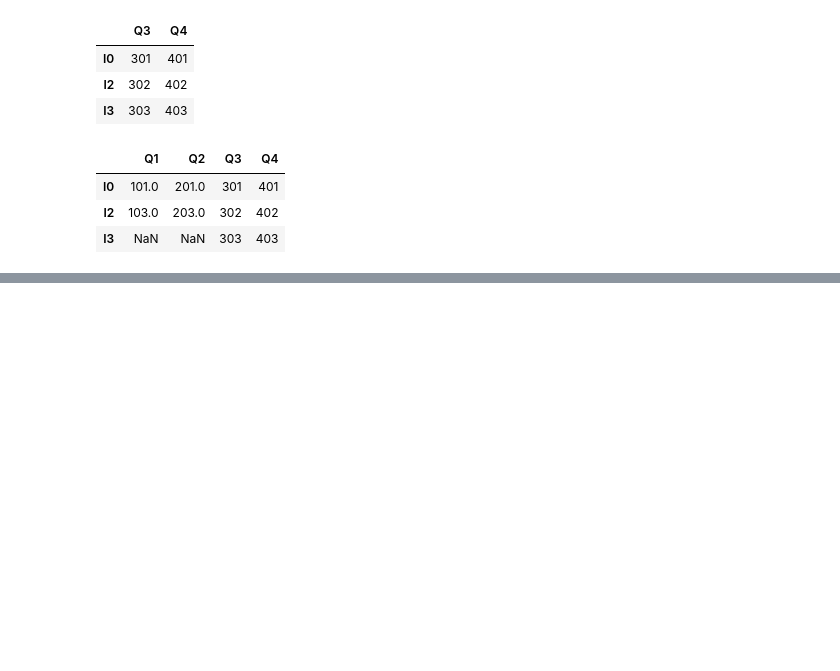
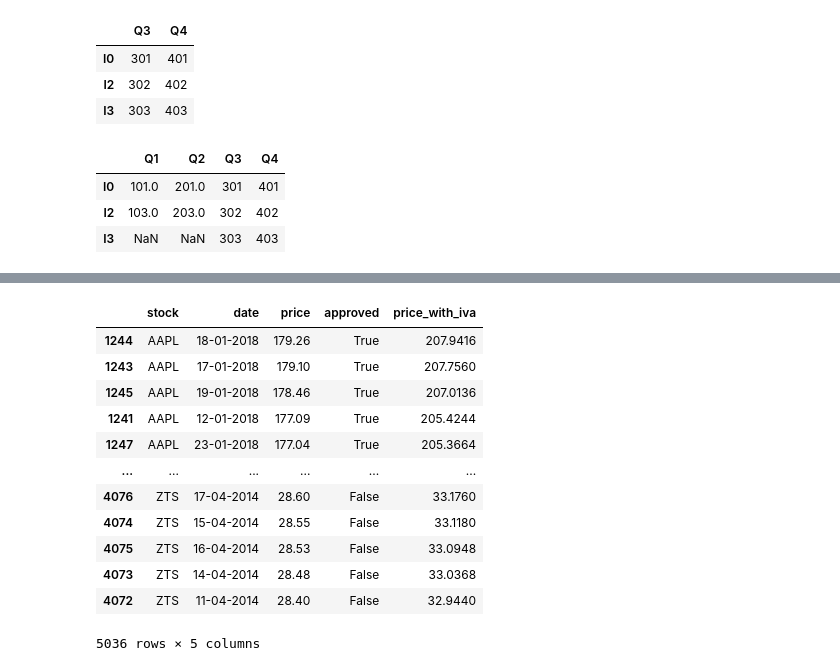
Before and after one commit to oscahumbertomr/python-AI---ML--Business-Applications, a Jupyter notebook: week1-Python-for-Data-Science/pandas.ipynb, the cells around one changed output, grey strips where cells are left out. Drawn from its saved outputs; the diff is of its cells as text; code cells hidden in the pictures; blank space fills up the shorter version.

```diff
--- a/week1/pandas.ipynb
+++ b/week1-Python-for-Data-Science/pandas.ipynb
@@ -482,0 +640,16 @@ data_quarters.join(data_quarters_new, how="right")
+# %%
+data.sort_values(by='price_with_iva',ascending=False)
+# %% [output]
+|  | stock | date | price | approved | price_with_iva |
+| 1244 | AAPL | 18-01-2018 | 179.26 | True | 207.9416 |
+| 1243 | AAPL | 17-01-2018 | 179.10 | True | 207.7560 |
+| 1245 | AAPL | 19-01-2018 | 178.46 | True | 207.0136 |
+| 1241 | AAPL | 12-01-2018 | 177.09 | True | 205.4244 |
+| 1247 | AAPL | 23-01-2018 | 177.04 | True | 205.3664 |
+| ... | ... | ... | ... | ... | ... |
+| 4076 | ZTS | 17-04-2014 | 28.60 | False | 33.1760 |
+| 4074 | ZTS | 15-04-2014 | 28.55 | False | 33.1180 |
+| 4075 | ZTS | 16-04-2014 | 28.53 | False | 33.0948 |
+| 4073 | ZTS | 14-04-2014 | 28.48 | False | 33.0368 |
+| 4072 | ZTS | 11-04-2014 | 28.40 | False | 32.9440 |
+5036 rows × 5 columns
```
Also changed, not shown: parts of 48 cells of this notebook, 13 other files.
